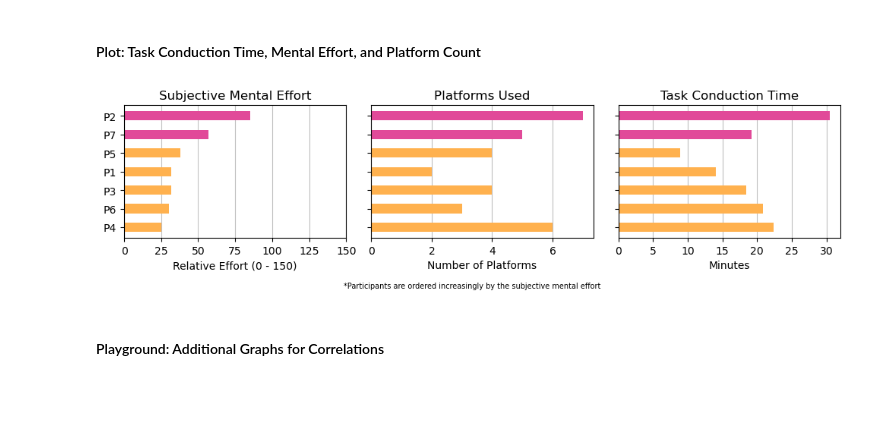
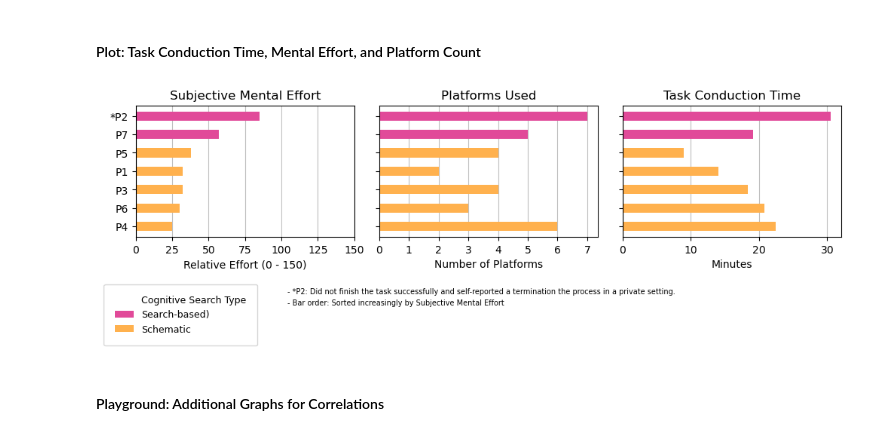
Before and after one commit to althomi3/Master-Thesis, a Jupyter notebook: main.ipynb, the cells around one changed output. Drawn from its saved outputs; the diff is of its cells as text; code cells hidden in the pictures; blank space fills up the shorter version.

Commit message:
finetuned figures

```diff
--- a/main.ipynb
+++ b/main.ipynb
@@ -89,7 +89,9 @@ col_violet = '#C67CE8'
 
 fontsize_plot_title = 14
 fontsize_plot_description = 7
-fontsize_axis_labels = 9
+fontsize_axis_labels = 11
+fontsize_legend = 9
+
 
 
 plot_title_position="center"
@@ -319,8 +335,11 @@ df_task_effort = pd.concat([ # concatenate is used to merge two dataframes which
     }])
 ], ignore_index=False).round(2)
 
+# change data type of platform count to int
+df_task_effort["Platform_count"] = df_task_effort["Platform_count"].astype(int)
+
 # ---Renames index values to show sum---
-df_task_effort.index = ["P1", "P2", "P3", "P4", "P5", "P6", "P7", "Avg."]
+df_task_effort.index = ["P1", "*P2", "P3", "P4", "P5", "P6", "P7", "Avg."]
 
 x_pos = np.arange(len(df_task_effort))
 # %% [output]
@@ -414,6 +433,10 @@ ax.barh(
     height=bar_height_multi_bar_plot
 )
 
+# set x-axis tick labels to show all integers
+platform_count = df_task_effort_sorted["Platform_count"].max() # get max value of platforms
+ax.set_xticks(range(0, platform_count + 1)) # set axis ticks to display all integers until the max platform count
+
 # ax.axvline(avg_platforms, color="black", linestyle="--", linewidth=vertical_line_width) <--  <-- uncomment to show vertical line for average
 ax.set_title("Platforms Used")
 ax.set_xlabel("Number of Platforms")
@@ -428,37 +451,65 @@ ax.barh(
     participants,
     df_task_effort_sorted["Task_conduction_time_min"],
     color=bar_colors,
     height=bar_height_multi_bar_plot
 )
 
 # ax.axvline(avg_time, color="black", linestyle="--", linewidth=vertical_line_width) <-- uncomment to show vertical line for average
 ax.set_title("Task Conduction Time")
 ax.set_xlabel("Minutes")
 ax.grid(axis="x", linestyle="-", alpha=grid_alpha)
 
 for ax in axes:
     ax.set_axisbelow(True)
 
+
+# description
 plt.figtext(
-    0.5, 0.08,
-    "*Participants are ordered increasingly by the subjective mental effort",
-    ha="center",
+    0.25, 0.05,
+    "- *P2: Did not finish the task successfully and self-reported a termination the process in a private setting.",
+    ha="left",
     fontsize=fontsize_plot_description
 )
+plt.figtext(
+    0.25, 0,
+    "- Bar order: Sorted increasingly by Subjective Mental Effort",
+    ha="left",
+    fontsize=fontsize_plot_description
+)
+
+# legend
+header_legend_cognitive_type = Patch(facecolor='none', edgecolor='none', label="Cognitive Search Type")
+
+legend_elements_task_difficulty = [
+    header_legend_cognitive_type,
+    Patch(facecolor=col_pink, label="Search-based)"),
+    Patch(facecolor=col_orange, label="Schematic"),
+]
+
+# plt.legend(handles=legend_elements_task_difficulty, bbox_to_anchor=(0.98, -0.3), fontsize=fontsize_legend, borderpad=1.2) # bbox positions legend in relation to canvas, not axes
+fig.legend(
+    handles=legend_elements_task_difficulty,
+    loc="lower left",
+    bbox_to_anchor=(0, -0.2),   # x=0 (left), y=0.12 (above figtext)
+    fontsize=fontsize_legend,
+    borderpad=1.2
+)
+
+
 plt.tight_layout()
 
 plt.subplots_adjust(
     #left=0.13,
     bottom=0.3,
     #right=0.9,
     #top=0.9,
 )
 
 # -- Save and show multi-plot
 plt.savefig('src/figures/3_3_task_difficulty.png')
 plt.show()
 # %% [output]
-[figure, old version]
+[figure, new version]
 # %% [markdown]
 #### Playground: Additional Graphs for Correlations
 # %%
```
Also changed, not shown: parts of 5 cells of this notebook, 4 other files.
